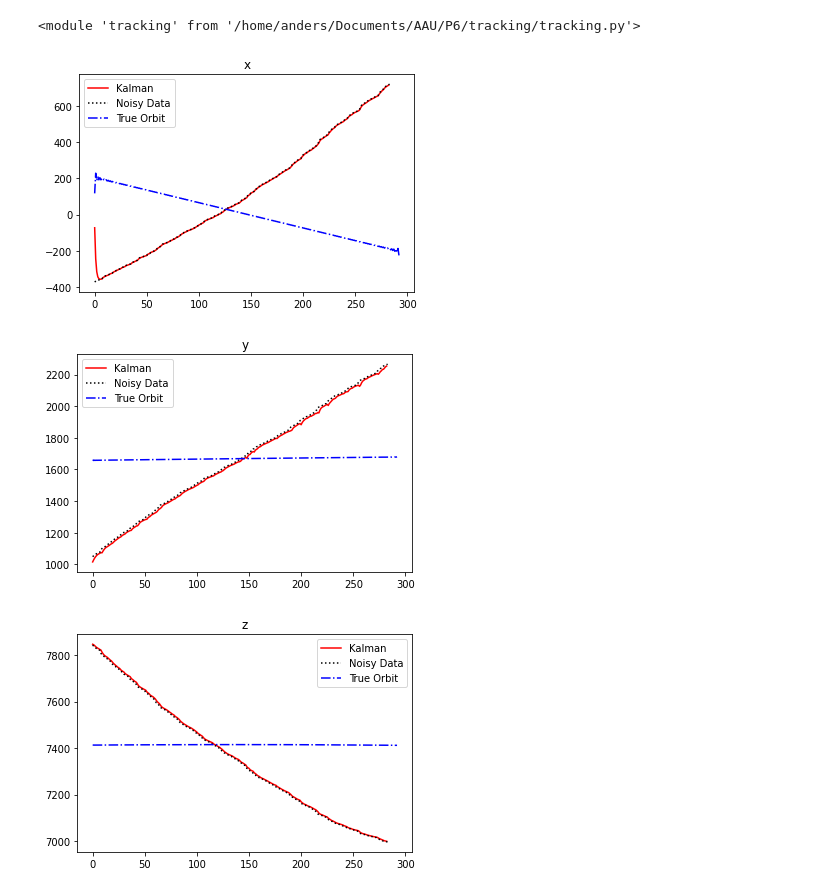
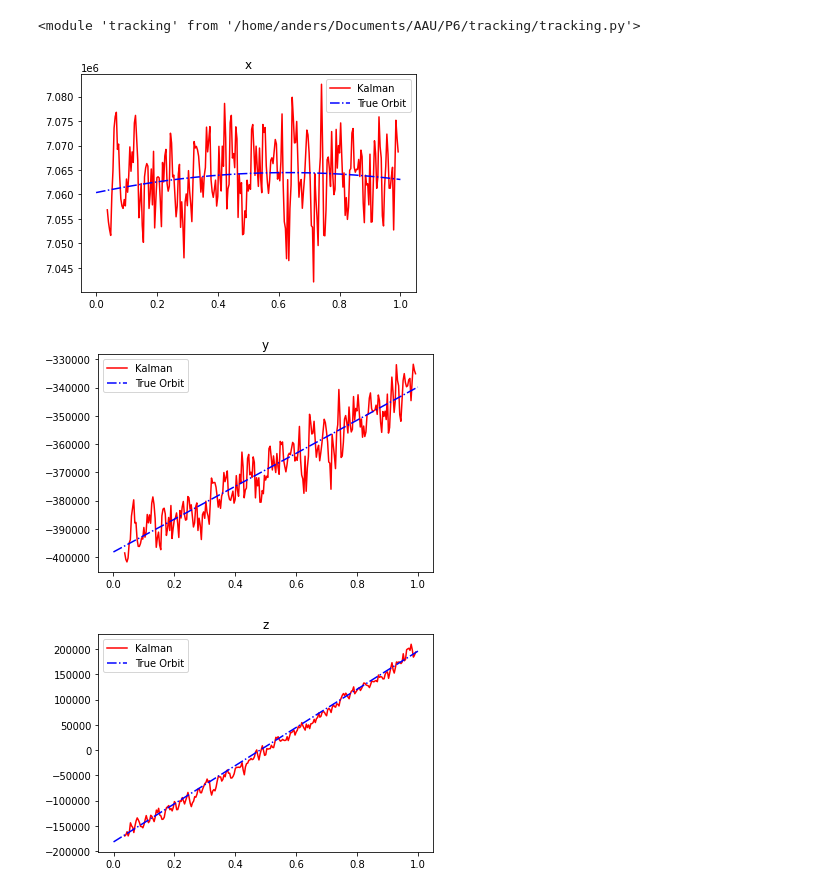
Before and after one commit to ahll19/P6, a Jupyter notebook: tracking/anders.ipynb, the cells around one changed output. Cells and saved outputs as stored; diff of their text form; code cells hidden in the pictures.

```diff
--- a/tracking/anders.ipynb
+++ b/tracking/anders.ipynb
@@ -32,10 +32,10 @@ importlib.reload(tr)
 # %% [output]
 <module 'tracking' from '/home/anders/Documents/AAU/P6/tracking/tracking.py'>
 # %%
-velocity, distance, dt = tr.velocity_algo("truth1.txt")
+velocity, distance, dt = tr.velocity_algo("truth1.txt", true_orbit=True)
 x_state = np.concatenate((distance, velocity), axis=1)
 
-cov_w, cov_u = [np.eye(6)]*2
+cov_w, cov_u = [100*np.eye(6)]*2
 x_initial_guess, M_initial_guess = np.ones(6), np.eye(6)
 kf = tr.Kalman(cov_u, cov_w, x_initial_guess, M_initial_guess, dt)
 kf.run_sim(x_state)
@@ -46,29 +42,38 @@ rx, ry, rz = velocity[:, 0], velocity[:, 1], velocity[:, 2]
+# %%
+names, vals = kf.get_data()
+kalman_predictions = vals[1]
 # %%
-__true_orbit = tr.velocity_algo("entireOrbit1.txt", True)
-true_orbit = np.hstack((__true_orbit[0], __true_orbit[1]))
-true_orbit = resample(true_orbit, len(x))
+__true_orbit = tr.velocity_algo("entireOrbit1_reduced.txt", true_orbit=True)
+true_orbit = np.hstack((__true_orbit[1], __true_orbit[0]))
 # %%
+xlims = (np.min(true_orbit[:, 0]), np.max(true_orbit[:, 0]))
+ylims = (np.min(true_orbit[:, 1]), np.max(true_orbit[:, 1]))
+zlims = (np.min(true_orbit[:, 2]), np.max(true_orbit[:, 2]))
+
+t_short = np.linspace(0, 1, len(kalman_predictions[:,0]))
+t_long = np.linspace(0, 1, len(true_orbit[:,0]))
+
 plt.title("x")
-plt.plot(x[10:], c='r', label="Kalman")
-plt.plot(rx[10:], c='k', ls='dotted', label="Noisy Data")
-plt.plot(true_orbit[:, 0], c='b', ls="-.", label="True Orbit")
+plt.plot(t_short[10:-2], kalman_predictions[10:-2, 0], c='r', label="Kalman")
+plt.plot(t_long, true_orbit[:, 0], c='b', ls="-.", label="True Orbit")
 plt.legend()
+# plt.ylim(xlims)
 plt.show()
 
 plt.title("y")
-plt.plot(y[10:], c='r', label="Kalman")
-plt.plot(ry[10:], c='k', ls='dotted', label="Noisy Data")
-plt.plot(true_orbit[:, 1], c='b', ls="-.", label="True Orbit")
+plt.plot(t_short[10:-2], kalman_predictions[10:-2, 1], c='r', label="Kalman")
+plt.plot(t_long, true_orbit[:, 1], c='b', ls="-.", label="True Orbit")
 plt.legend()
+# plt.ylim(ylims)
 plt.show()
 
 plt.title("z")
-plt.plot(z[10:], c='r', label="Kalman")
-plt.plot(rz[10:], c='k', ls='dotted', label="Noisy Data")
-plt.plot(true_orbit[:, 2], c='b', ls="-.", label="True Orbit")
+plt.plot(t_short[10:-2], kalman_predictions[10:-2, 2], c='r', label="Kalman")
+plt.plot(t_long, true_orbit[:, 2], c='b', ls="-.", label="True Orbit")
 plt.legend()
+# plt.ylim(zlims)
 plt.show()
 # %% [output]
-[figure, old version]
+[figure, new version]
-[figure, old version]
+[figure, new version]
-[figure, old version]
+[figure, new version]
```
Also changed, not shown: parts of 3 cells of this notebook, 1 other file.
